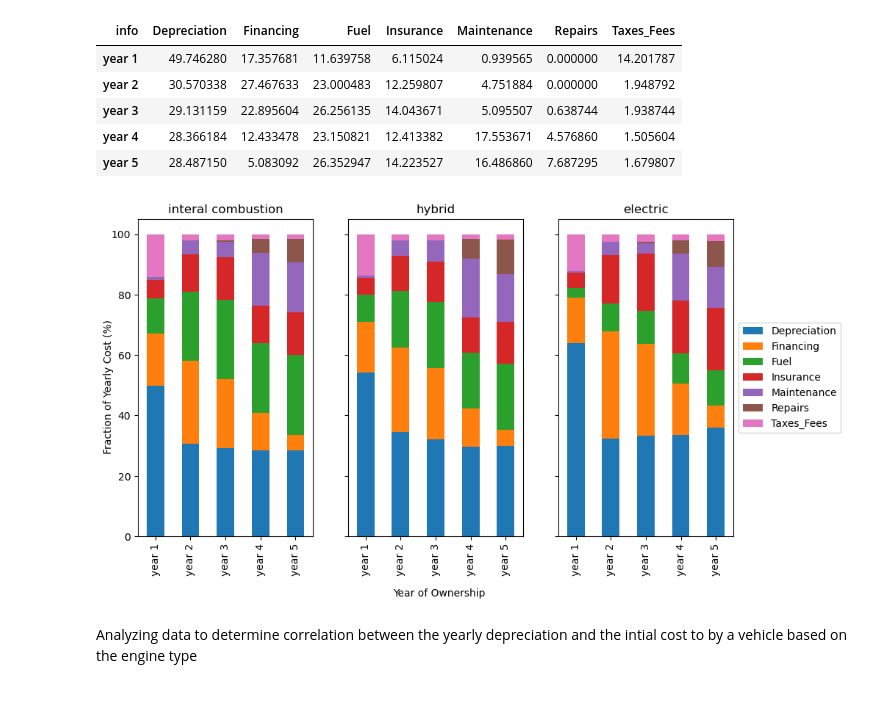
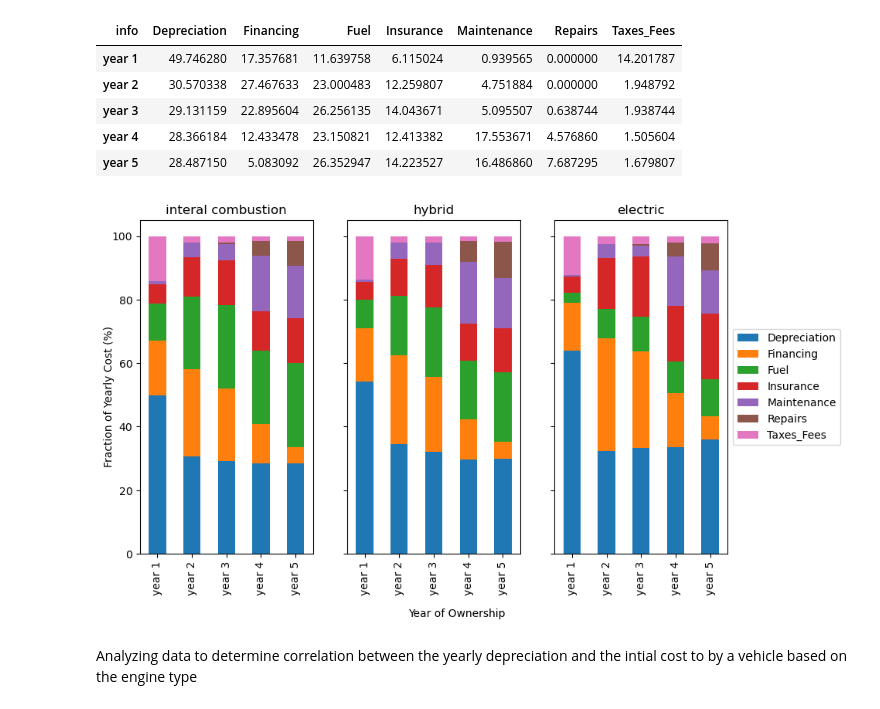
Before and after one commit to ekfrib23/project1-ev-ice, a Jupyter notebook: analysis_5year_ownership_all.ipynb, the cells around one changed output. Drawn from its saved outputs; the diff is of its cells as text; code cells hidden in the pictures.

Commit message:
fixing figures'

```diff
--- a/analysis_5year_ownership_all.ipynb
+++ b/analysis_5year_ownership_all.ipynb
@@ -383,25 +383,26 @@ total_ice_cost_plot
 # %%
 # creating subplots of the percentage of the yearly itemized cost
 fig, axes = plt.subplots(nrows=1, ncols=3, sharey=True, figsize = (10, 6))
 # filling subplots with stacked bar graphs base on engine type
 # internal combustion engine cars
 total_ice_cost_plot.plot.bar(stacked=True,ax=axes[0], title='interal combustion',legend=False)
 # hybrid cars
 total_hybrid_cost_plot.plot.bar(stacked=True,ax=axes[1], title='hybrid', legend=False)
 # electric cars
 total_ev_cost_plot.plot.bar(stacked=True,ax=axes[2], title='electric').legend(loc='center left', bbox_to_anchor=(1.0, 0.5))
 # labeling x- and y-axes
 fig.text(0.5,0.03, "Year of Ownership", ha="center", va="center")
 fig.text(0.05,0.5, 'Fraction of Yearly Cost (%)', ha="center", va="center", rotation=90)
-# triming extra white spacing
-fig.tight_layout
 # fixing margin for labels
 plt.subplots_adjust(left=0.09)
 plt.subplots_adjust(bottom=0.16)
+plt.subplots_adjust(right=0.85)
+# triming extra white spacing
+fig.tight_layout
 # updating plot
 plt.show()
 # %% [output]
-[figure, old version]
+[figure, new version]
 # %%
 #saving plot to file
 fig.savefig("YearlyPercentageOfCost.png")
```
Also changed, not shown: 1 other file.
